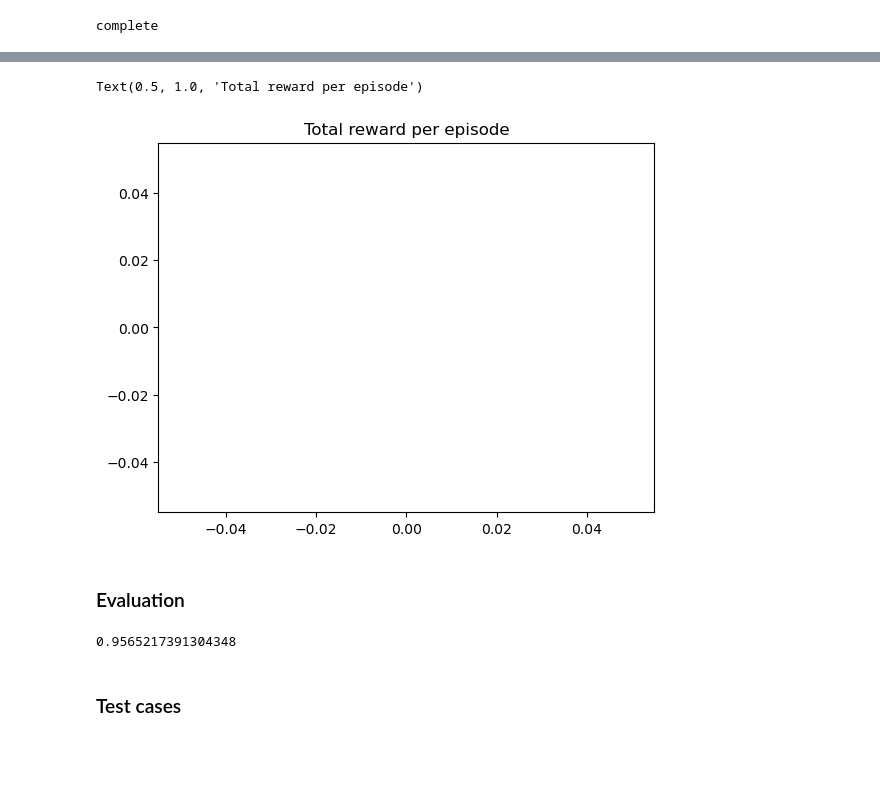
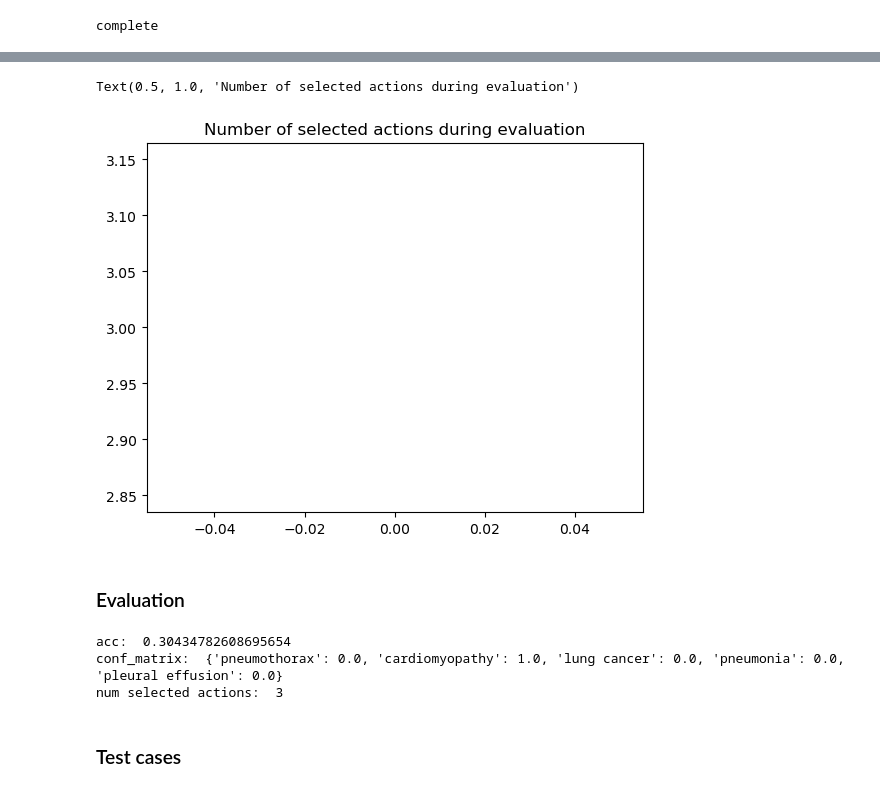
Before and after one commit to vinzenzuhr/RL_VisualSymptomChecker, a Jupyter notebook: RL_environment.ipynb, the cells around one changed output, grey strips where cells are left out. Drawn from its saved outputs; the diff is of its cells as text; code cells hidden in the pictures; blank space fills up the shorter version.

Commit message:
fix topkaccuracy, new cnn, copy of RL objects, fix reward function, num of symptoms in state, fix final states, topkaccuracy with conf matrix,

```diff
--- a/RL_environment.ipynb
+++ b/RL_environment.ipynb
@@ -544,6 +543,8 @@ def topKAccuracy(k=3):
     epsilon_val = 0
     N_samples=0
     N_correct_samples=0
+    N_TP_condition = dict()
+    N_FP_condition = dict()
     for batch in val_dataloader:
         N_samples+=1
         condition = batch[1][0]
@@ -560,21 +561,35 @@ def topKAccuracy(k=3):
                 selected_actions.add(action_idx)
         #calculate posterior for every conditions
         posterior_of_conditions = []
-        for condition in myEnv._supported_conditions:
-            posterior = myEnv.posterior_of_condition(condition, useAddition=False)
+        for cond in myEnv._supported_conditions:
+            posterior = myEnv.posterior_of_condition(cond, useAddition=False)
             #set posterior to 0 if no symptom is related to the condition and therefore the likelihood stays
             #TODO: Delete when cnn is integrated
             if(posterior==1):
                 posterior=0
-            posterior_of_conditions.append((posterior, condition))
+            posterior_of_conditions.append((posterior, cond))
         #sort posteriors by value
         posterior_of_conditions.sort(key=lambda x: x[0])
         #get rank of posterior of correct condition
         rank = 1+next(i for i, val in enumerate(posterior_of_conditions)
                                   if val[1] == condition)
+        if(condition not in N_TP_condition.keys()):
+             N_TP_condition[condition]=0
+        if(condition not in N_FP_condition.keys()):
+             N_FP_condition[condition]=0
         if(rank <= k):
-            N_correct_samples+=1
-    return N_correct_samples / N_samples, selected_actions
+            N_TP_condition[condition]+=1
+        else:
+            N_FP_condition[condition]+=1
+        N_TP=np.sum(list(N_TP_condition.values()))
+        N_FP=np.sum(list(N_FP_condition.values()))
+        acc= N_TP / (N_TP+N_FP)
+        conf_matrix=dict()
+        for cond in N_TP_condition.keys():
+            N_TP=N_TP_condition[cond]
+            N_FP=N_FP_condition[cond]
+            conf_matrix[cond]=N_TP / (N_TP+N_FP)
+    return acc, conf_matrix, selected_actions
 # %%
 def training_episode(img: torch.tensor, condition: str, epsilon: float, it: int, visual_prior: torch.tensor = None):
     myEnv=Env(img, condition, cnn_model, visual_prior)
@@ -591,7 +606,9 @@ def training_episode(img: torch.tensor, condition: str, epsilon: float, it: int,
         #print(transition)
         rewards.append(transition.reward)
         memory.push(transition)
-    if((it % 100)==0):
+        summary.add_scalar("Reward", transition.reward, it)
+    if((it % 10)==0):
+        summary.add_scalar("Final Reward", transition.reward, it)
         summary.add_scalar("Total Reward", total_reward, it)
         summary.add_scalar("epsilon", epsilon, it)
     for _ in range(len_episode):
@@ -646,8 +635,10 @@ gradient_norms=[]
 rewards=[]
 epsilons=[]
 total_reward_per_episode=[]
+num_selected_actions=[]
 # %%
 it=0
+best_acc=0
 for _ in tqdm(range(num_epochs)):
     it+=1
     if epsilon > EPS_END:
@@ -660,9 +651,13 @@ for _ in tqdm(range(num_epochs)):
         visual_prior = batch[2][0]
         training_episode(img, condition, epsilon, it, visual_prior)
         #pool.map(training_episode, (img, condition, epsilon))
-    acc, selected_actions = topKAccuracy(k=1)
+    acc, conf_matrix, selected_actions = topKAccuracy(k=1)
     summary.add_scalar("topKAccuracy", acc, it)
     summary.add_scalar("num_selected_actions", len(selected_actions), it)
+    num_selected_actions.append(len(selected_actions))
+    if(best_acc<acc):
+        best_acc=acc
+        torch.save(policy_net.state_dict(), "best_RL_model.pt")
 print("complete")
 # %% [output]
 complete
@@ -711,18 +709,22 @@ Text(0.5, 1.0, 'Rewards')
 # %%
-t,y = averagewindow(total_reward_per_episode, d=50)
+t,y = averagewindow(num_selected_actions, d=1)
 plt.plot(t,y)
-plt.title("Total reward per episode")
+plt.title("Number of selected actions during evaluation")
 #plt.savefig('total reward per episode.png')
 # %% [output]
-Text(0.5, 1.0, 'Total reward per episode')
+Text(0.5, 1.0, 'Number of selected actions during evaluation')
-[figure, old version]
+[figure, new version]
 # %% [markdown]
 ### Evaluation
 # %%
-acc, selected_actions = topKAccuracy(k=3)
-print(acc) #Random model would have 0.6
+acc, conf_matrix, selected_actions = topKAccuracy(k=1)
+print("acc: ", acc) #Random model would have 0.6
+print("conf_matrix: ", conf_matrix)
+print("num selected actions: ", len(selected_actions))
 # %% [output]
-0.9565217391304348
+acc:  0.30434782608695654
+conf_matrix:  {'pneumothorax': 0.0, 'cardiomyopathy': 1.0, 'lung cancer': 0.0, 'pneumonia': 0.0, 'pleural effusion': 0.0}
+num selected actions:  3
 # %% [markdown]
 ### Test cases
 # %%
```
Also changed, not shown: parts of 20 cells of this notebook.
